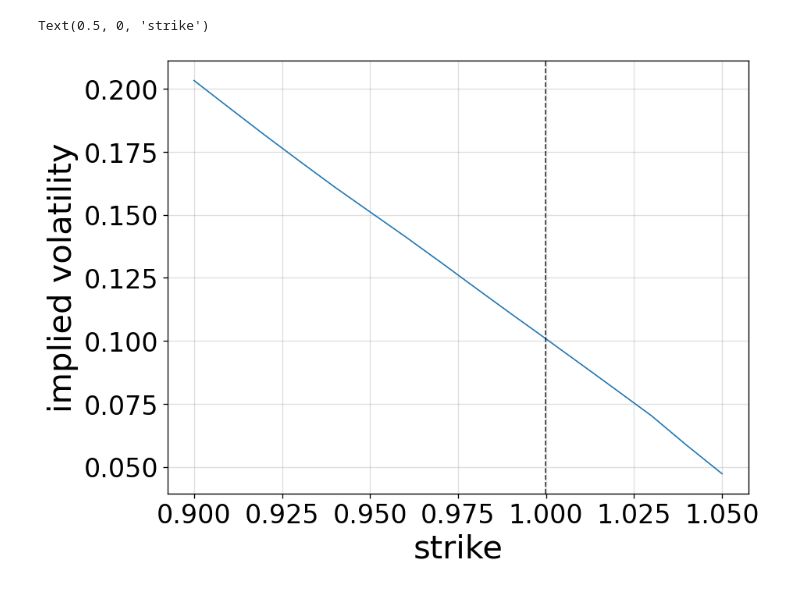
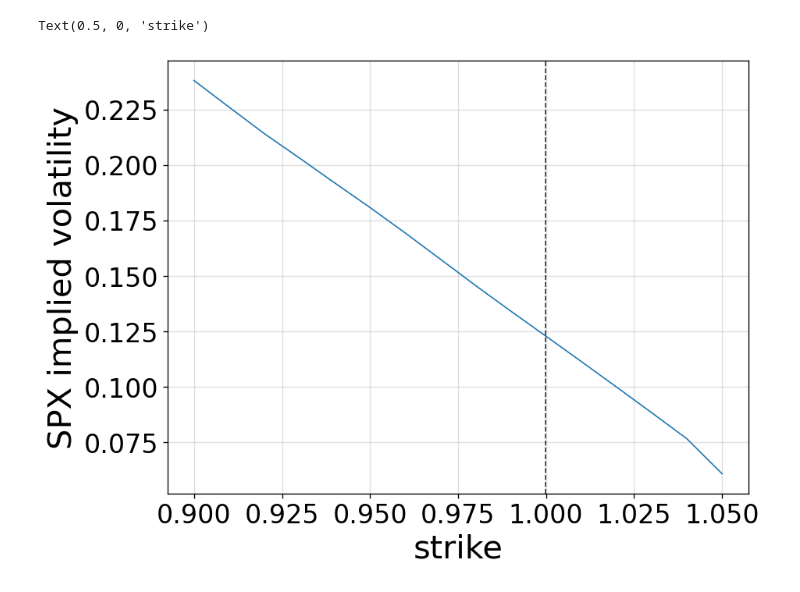
Before and after one commit to Jordylek/VolatilityIsMostlyPathDependent, a Jupyter notebook: option_pricing_4fmpdv.ipynb, the cells around one changed output. Cells and saved outputs as stored; diff of their text form; code cells hidden in the pictures.

```diff
--- a/option_pricing_4fmpdv.ipynb
+++ b/option_pricing_4fmpdv.ipynb
@@ -28,20 +34,26 @@ import torch
+# %%
+# Load data on SPX and VIX
+spx = yf.Ticker("^GSPC").history(start=load_from, end=asofdate + timedelta(days=1))['Close']
+spx.index = pd.to_datetime(spx.index.date)
 # %%
 # Defines model parameters and initial values. Those initial values should be computed using historical prices
-lam1 = torch.tensor([80, 10])
-lam2 = torch.tensor([40, 3.])
-betas = torch.tensor([0.04, -0.1, 0.6])
-R_init1 = torch.tensor([-0.10392006, 0.05214729])
-R_init2 = torch.tensor([0.00655017, 0.01580152])
-theta1 = 0.43
-theta2 = 0.21
-parabolic = 0 # beta_12
+lam1 = torch.tensor([55, 10])
+lam2 = torch.tensor([20 , 3])
+betas = torch.tensor([0.04, -0.13, 0.65]) # beta_0, beta_1, beta_2 . beta_12 is in `parabolic` variable
+theta1 = 0.25
+theta2 = 0.5
+parabolic = 0  # beta_12
 parabolic_offset = 0  # c
+# %%
+# Computes initial values from past prices
+R_init1 = initialize_R(lam1, past_prices=spx, transform=identity)
+R_init2 = initialize_R(lam2, past_prices=spx, transform=squared)
 # %%
 # Simulation parameters
 N = 10000 # number of paths
 vix_N = 1000 # number of subpaths for VIX computation
-timestep_per_day = 5 # number of timestep per business day
-maturity = 0.5 #maturity in years.
+timestep_per_day = 10 # number of timestep per business day
+maturity = 0.25 # maturity in years.
 # %%
 # Simulation. If you have access to a gpu, replace device='cpu' by device='cuda'. It can significanly speedup VIX computation.
 torch_mc = TorchMonteCarloExponentialModel(lam1=lam1, lam2=lam2, betas=betas, R_init1=R_init1, R_init2=R_init2,
@@ -70,13 +78,13 @@ Text(0.5, 0, 'strike')
 # %%
 fig = plt.figure(figsize=(8, 6))
 ax = plt.gca()
 ax.plot(strikes, implied_vol)
 ax.axvline(x=future, linestyle='--', color='k', alpha=0.8)
-ax.set_ylabel('implied volatility')
+ax.set_ylabel('SPX implied volatility')
 ax.set_xlabel('strike')
 # %% [output]
 Text(0.5, 0, 'strike')
-[figure, old version]
+[figure, new version]
 # %%
 # Can take up to 3-5 minutes to run.
 # Compute VIX future, call prices and implied volatilities.
```
Also changed, not shown: parts of 7 cells of this notebook, 2 other files.
